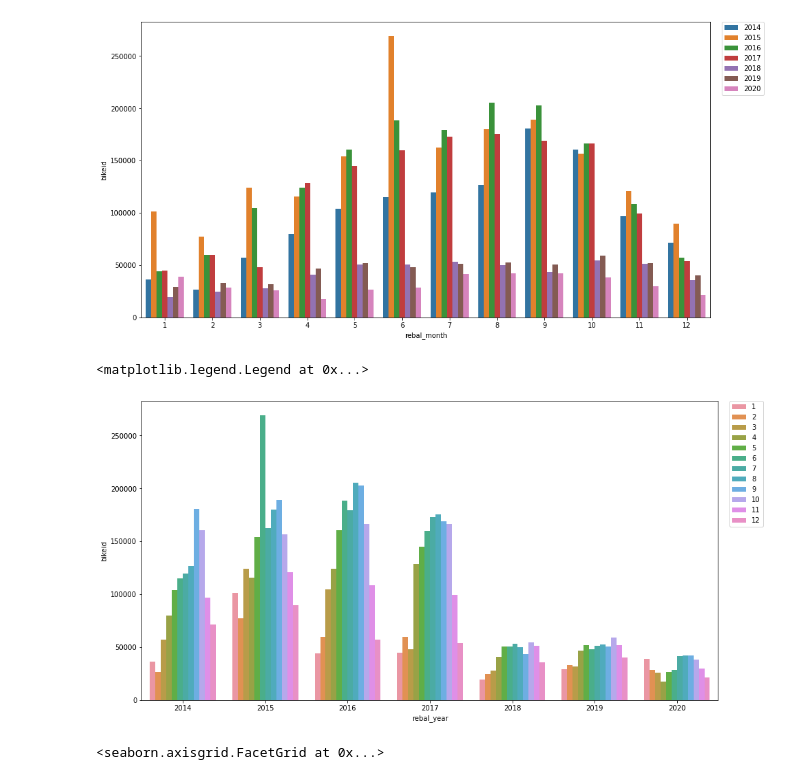
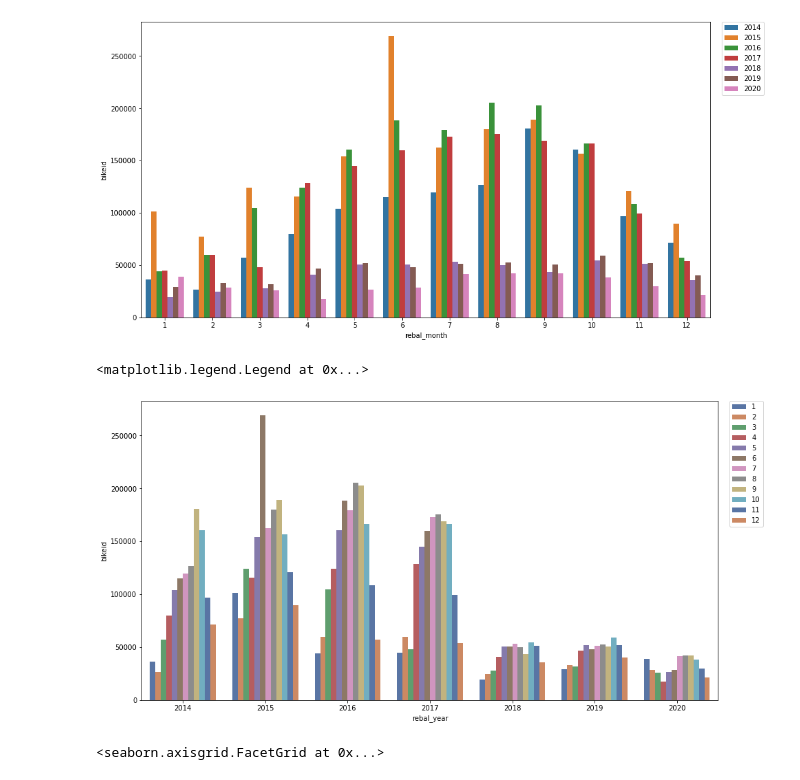
Before and after one commit to rishigoutam/citibike, a Jupyter notebook: eda/rebalance_eda.ipynb, the cells around one changed output. Drawn from its saved outputs; the diff is of its cells as text; code cells hidden in the pictures.

```diff
--- a/eda/rebalance_eda.ipynb
+++ b/eda/rebalance_eda.ipynb
@@ -146,12 +150,12 @@ plt.legend(bbox_to_anchor=(1.02, 1), loc="upper left", borderaxespad=0)
 # %%
 # rebalances per month/year
 g = rebal.groupby(["rebal_year", "rebal_month"])[["bikeid"]].count().reset_index()
 plt.figure(figsize=(15, 8))
-x = sns.barplot(x=g.rebal_year, y=g.bikeid, hue=g.rebal_month)
+x = sns.barplot(x=g.rebal_year, y=g.bikeid, hue=g.rebal_month, palette="deep")
 plt.legend(bbox_to_anchor=(1.02, 1), loc="upper left", borderaxespad=0)
 # %% [output]
 <matplotlib.legend.Legend at 0x...>
-[figure, old version]
+[figure, new version]
 # %%
 # rebalances by month faceted by year
 g = rebal.groupby(["rebal_year", "rebal_month"])[["bikeid"]].count().reset_index()
```
Also changed, not shown: parts of 4 cells of this notebook.
